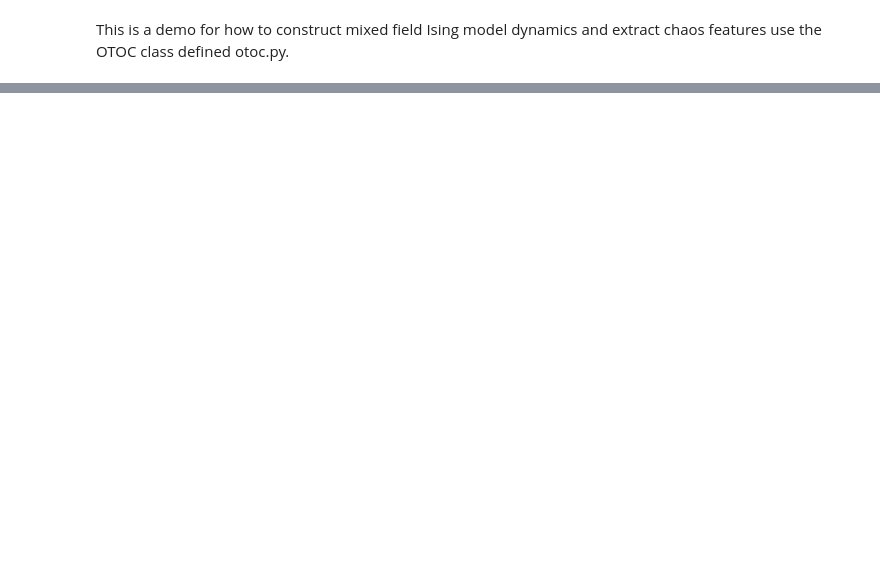
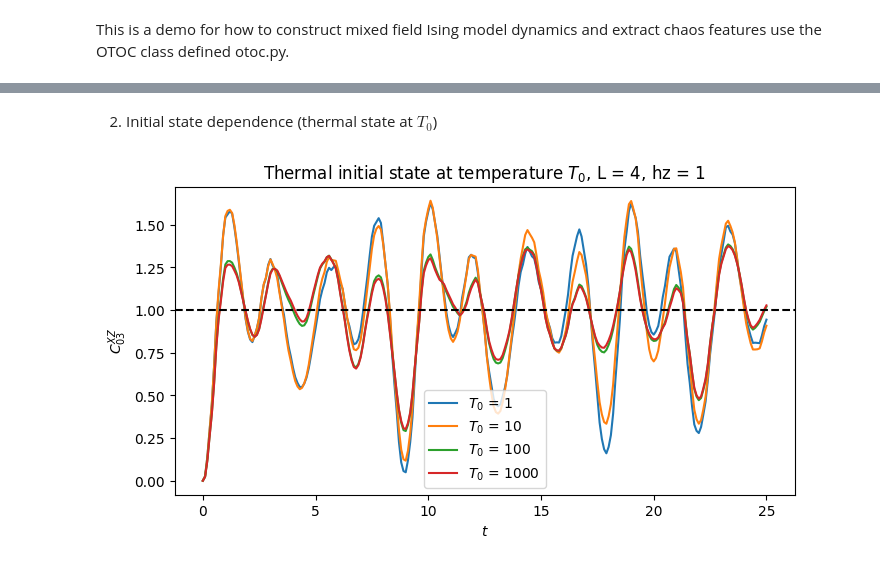
Before and after one commit to Kenji-Maeda/chaos, a Jupyter notebook: demo.ipynb, the cells around one changed output, grey strips where cells are left out. Saved outputs shown, nothing was run; the diff lists cells and outputs as text; code cells hidden in the pictures; blank space fills up the shorter version.

```diff
--- a/demo.ipynb
+++ b/demo.ipynb
@@ -16,0 +51,20 @@ otoc.plot_otoc()
+# %% [markdown]
+2. Initial state dependence (thermal state at $T_0$)
+# %%
+temp_list = [1,10,100,1000]
+
+plt.figure(figsize=(8,4))
+
+for temp in temp_list:
+    otoc = OTOC.init(L=4, J=20, hz=1, hx=1, mu='X', nu='Z', i=0, j=3, T=25, tstep=0.1, Dt=20, init_temp=temp)
+    otoc.analysis()
+    plt.plot(otoc.tlist,otoc.normalized_otoc_list, label = f'$T_0$ = {otoc.init_temp}')
+
+plt.axhline(y=1, color='black', linestyle='--')
+plt.xlabel('$t$')
+plt.ylabel(rf"$C^{{{otoc.mu}{otoc.nu}}}_{{{otoc.i}{otoc.j}}}$")
+plt.title(f"Thermal initial state at temperature $T_0$, L = {otoc.mfim.L}, hz = {otoc.mfim.hz}")
+plt.legend()
+plt.show()
+# %% [output]
+[figure, added]
```
Also changed, not shown: parts of 9 cells of this notebook, 3 other files.
